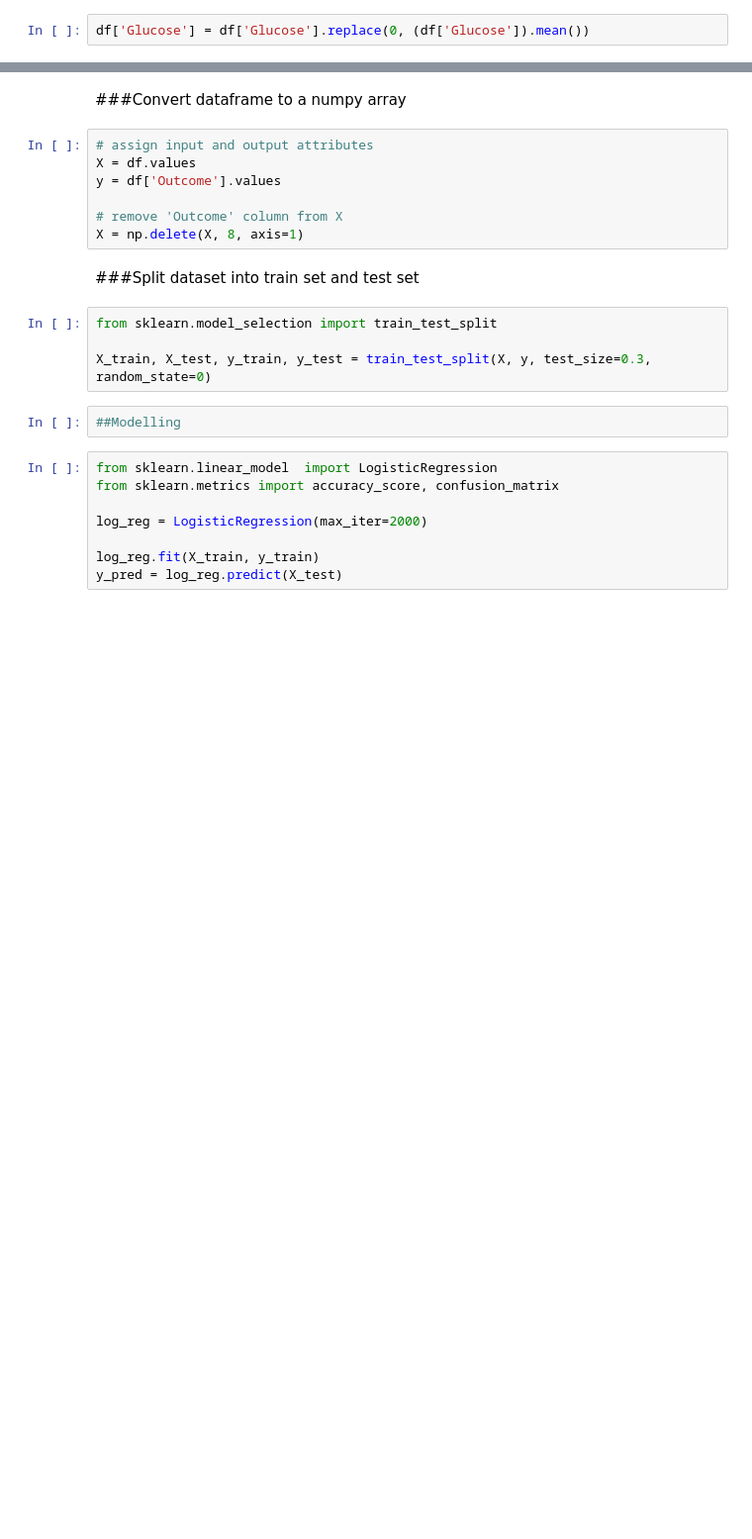
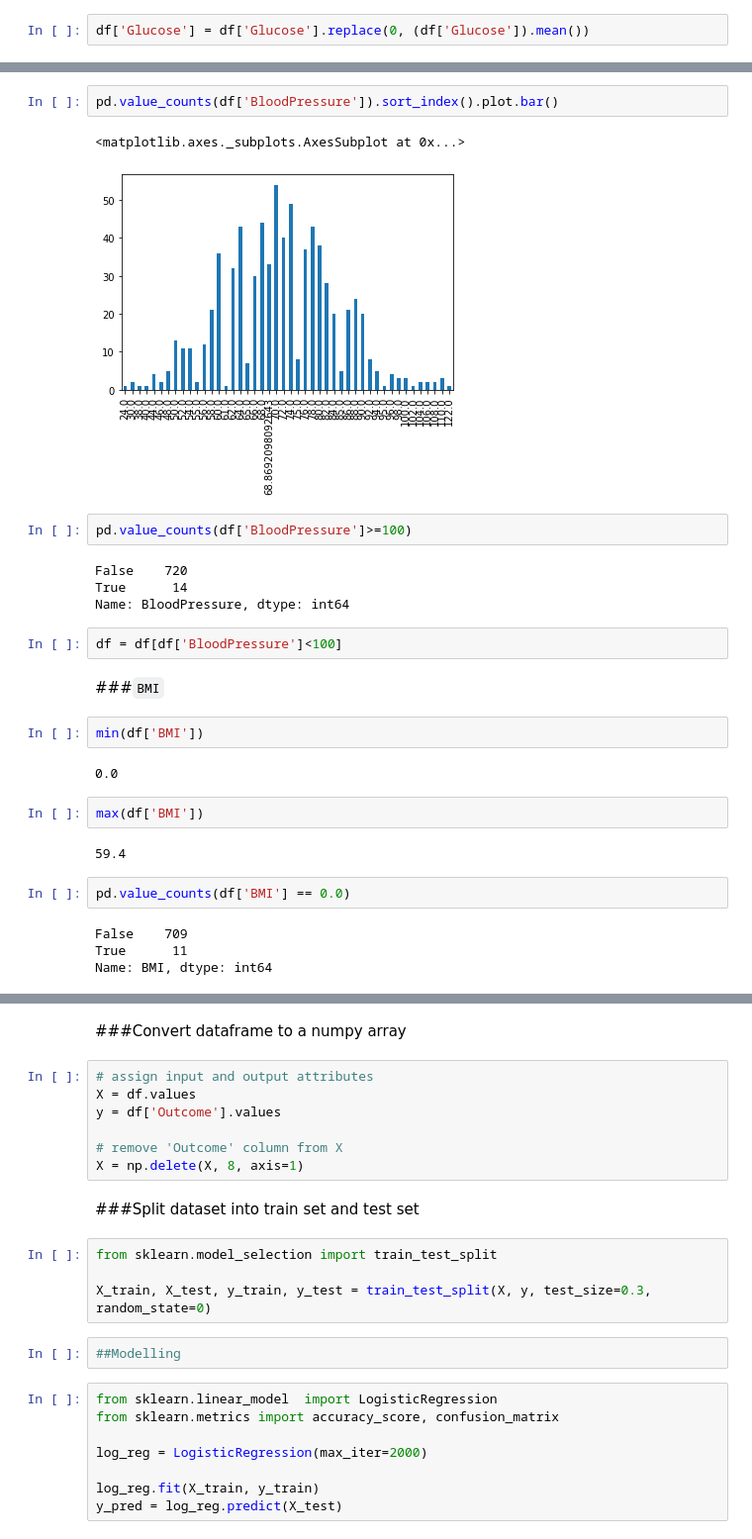
Before and after one commit to araghuwanshi19/pima_indians_diabetes_classification, a Jupyter notebook: pima_indians_diabetes_classification.ipynb, the cells around one changed output, grey strips where cells are left out. Shown at 99% size. Drawn from its saved outputs; the diff is of its cells as text; blank space fills up the shorter version.

```diff
--- a/pima_indians_diabetes_classification.ipynb
+++ b/pima_indians_diabetes_classification.ipynb
@@ -142,0 +185,29 @@ df['Glucose'] = df['Glucose'].replace(0, (df['Glucose']).mean())
+# %%
+pd.value_counts(df['BloodPressure']).sort_index().plot.bar()
+# %% [output]
+<matplotlib.axes._subplots.AxesSubplot at 0x...>
+[figure, added]
+# %%
+pd.value_counts(df['BloodPressure']>=100)
+# %% [output]
+False    720
+True      14
+Name: BloodPressure, dtype: int64
+# %%
+df = df[df['BloodPressure']<100]
+# %% [markdown]
+###`BMI`
+# %%
+min(df['BMI'])
+# %% [output]
+0.0
+# %%
+max(df['BMI'])
+# %% [output]
+59.4
+# %%
+pd.value_counts(df['BMI'] == 0.0)
+# %% [output]
+False    709
+True      11
+Name: BMI, dtype: int64
```
Also changed, not shown: parts of 18 cells of this notebook.
